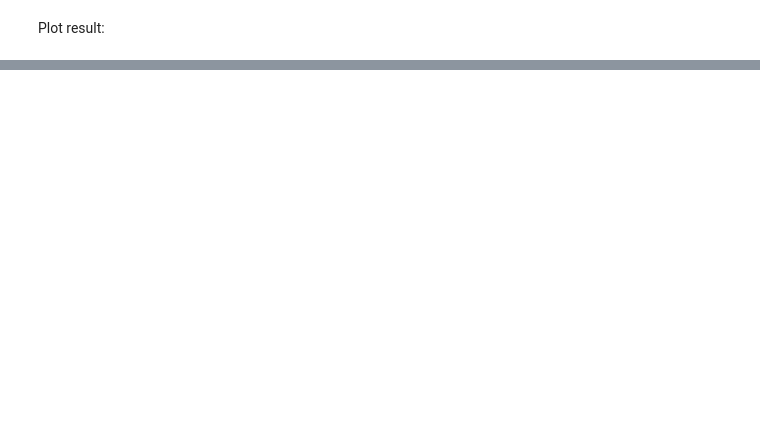
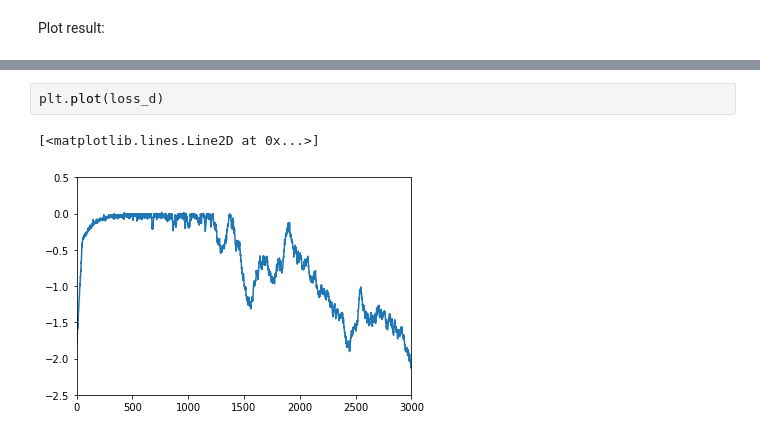
Before and after one commit to spinaotey/avo_tf, a Jupyter notebook: Example1.ipynb, the cells around one changed output, grey strips where cells are left out. Drawn from its saved outputs; the diff is of its cells as text; blank space fills up the shorter version.

```diff
--- a/Example1.ipynb
+++ b/Example1.ipynb
@@ -209,0 +231,5 @@ np.sum(em_v<0)
+# %%
+plt.plot(loss_d)
+# %% [output]
+[<matplotlib.lines.Line2D at 0x...>]
+[figure, added]
```
Also changed, not shown: parts of 11 cells of this notebook.
